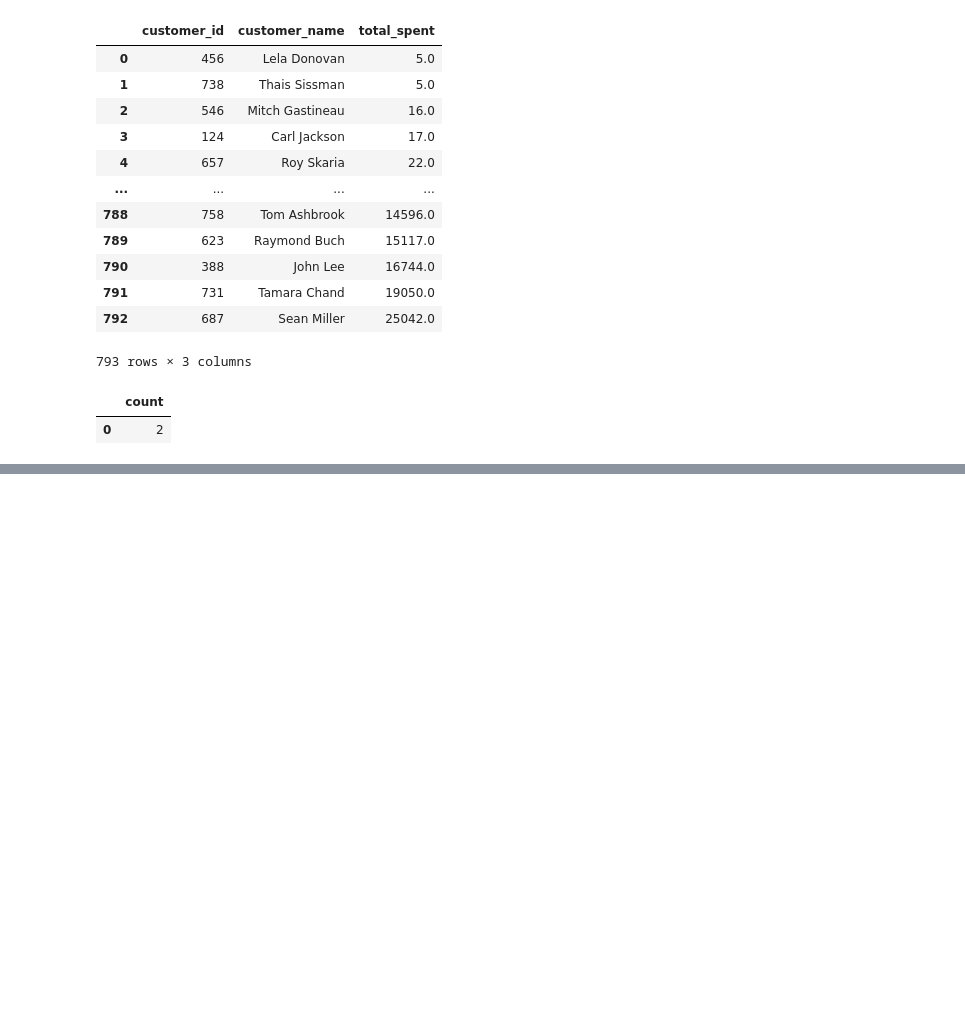
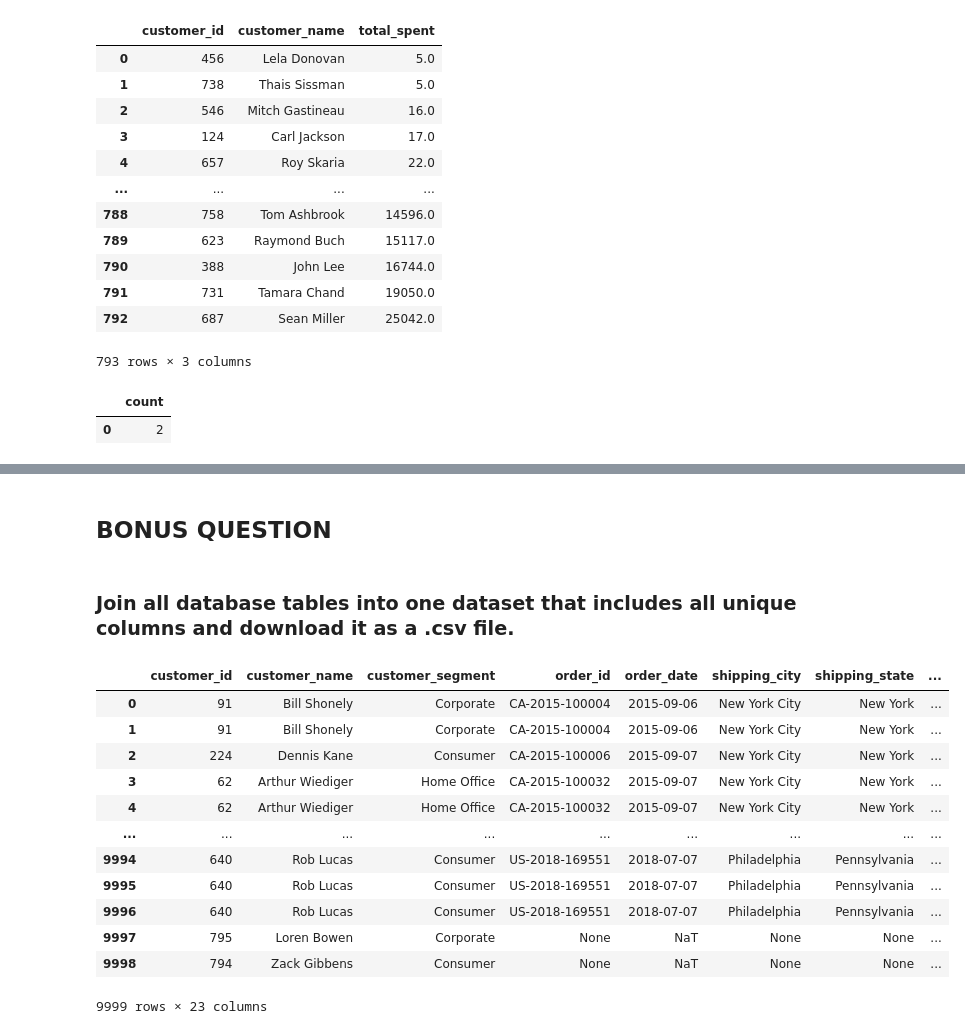
Before and after one commit to prathikshaghasari/unicorn-sales-analysis, a Jupyter notebook: UNICORN_project.ipynb, the cells around one changed output, grey strips where cells are left out. Saved outputs shown, nothing was run; the diff lists cells and outputs as text; code cells hidden in the pictures; blank space fills up the shorter version.

```diff
--- a/UNICORN_project.ipynb
+++ b/UNICORN_project.ipynb
@@ -164,0 +515,33 @@ pd.read_sql (sa.text(query),connection)
+# %% [markdown]
+## **BONUS QUESTION**
+# %% [markdown]
+### **Join all database tables into one dataset that includes all unique columns and download it as a .csv file.**
+# %%
+query = """
+
+SELECT
+    c.customer_id, c.customer_name, c.customer_segment,
+    o.order_id, o.order_date, o.shipping_city, o.shipping_state, o.shipping_region,o.shipping_country,o.shipping_postal_code,o.shipping_date,o.shipping_mode,
+    od.order_details_id, od.quantity, od.order_discount, od.order_sales, od.order_profits ,od.order_profit_ratio,
+    p.product_id, p.product_name, p.product_category, p.product_manufacturer, p.product_subcategory
+FROM customers AS c
+LEFT JOIN orders AS o on c.customer_id = o.customer_id
+LEFT JOIN order_details AS od on o.order_id = od.order_id
+LEFT JOIN product AS p on od.product_id = p.product_id
+
+"""
+pd.read_sql(sa.text(query),connection)
+# %% [output]
+|  | customer_id | customer_name | customer_segment | order_id | order_date | shipping_city | shipping_state | ... |
+| 0 | 91 | Bill Shonely | Corporate | CA-2015-100004 | 2015-09-06 | New York City | New York | ... |
+| 1 | 91 | Bill Shonely | Corporate | CA-2015-100004 | 2015-09-06 | New York City | New York | ... |
+| 2 | 224 | Dennis Kane | Consumer | CA-2015-100006 | 2015-09-07 | New York City | New York | ... |
+| 3 | 62 | Arthur Wiediger | Home Office | CA-2015-100032 | 2015-09-07 | New York City | New York | ... |
+| 4 | 62 | Arthur Wiediger | Home Office | CA-2015-100032 | 2015-09-07 | New York City | New York | ... |
+| ... | ... | ... | ... | ... | ... | ... | ... | ... |
+| 9994 | 640 | Rob Lucas | Consumer | US-2018-169551 | 2018-07-07 | Philadelphia | Pennsylvania | ... |
+| 9995 | 640 | Rob Lucas | Consumer | US-2018-169551 | 2018-07-07 | Philadelphia | Pennsylvania | ... |
+| 9996 | 640 | Rob Lucas | Consumer | US-2018-169551 | 2018-07-07 | Philadelphia | Pennsylvania | ... |
+| 9997 | 795 | Loren Bowen | Corporate | None | NaT | None | None | ... |
+| 9998 | 794 | Zack Gibbens | Consumer | None | NaT | None | None | ... |
+9999 rows × 23 columns
```
Also changed, not shown: parts of 41 cells of this notebook.
